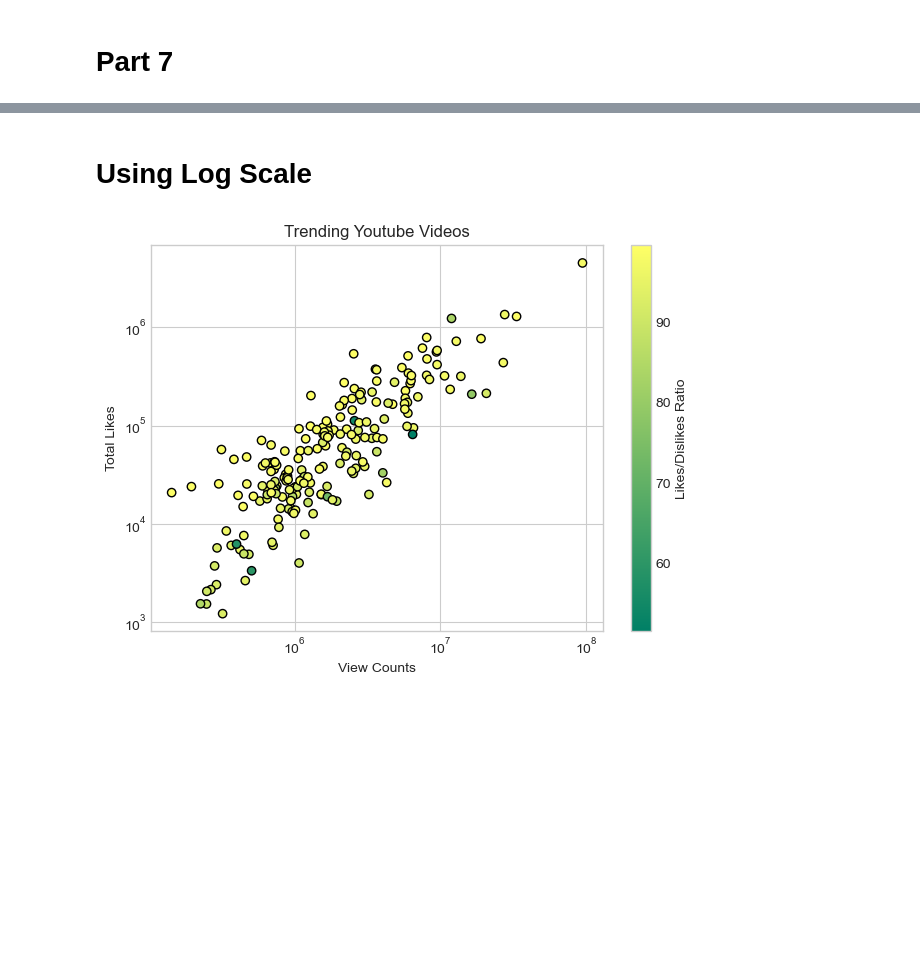
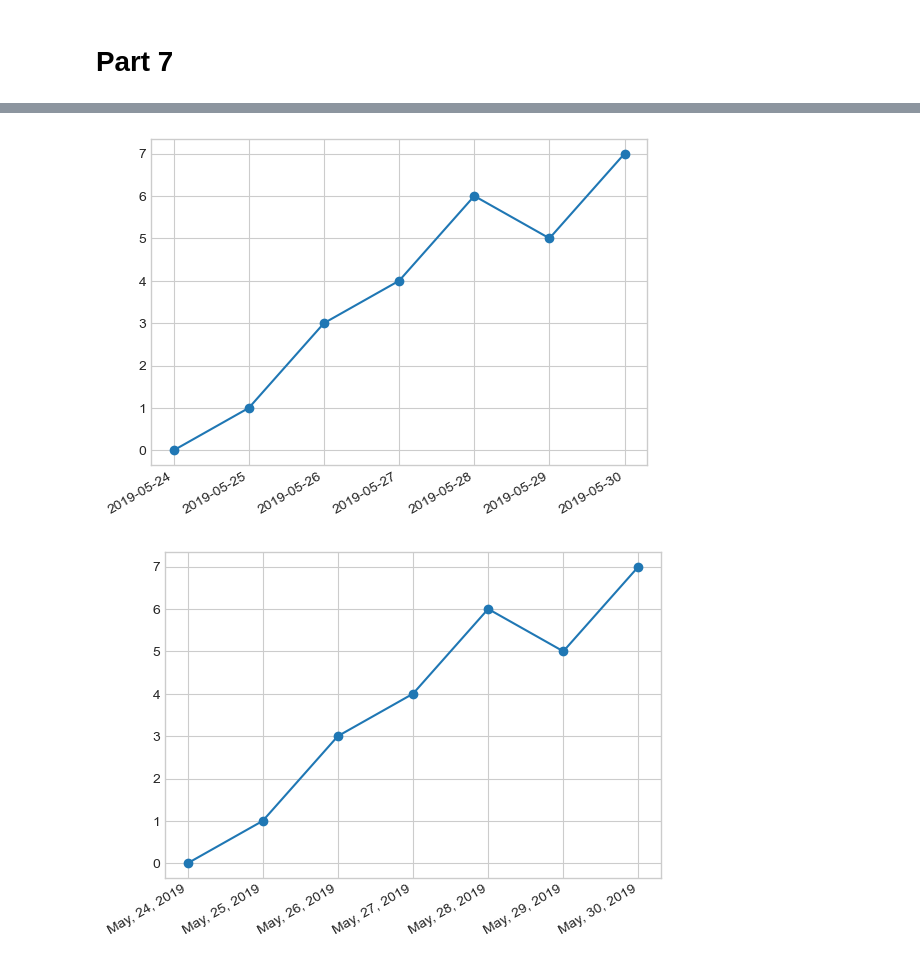
Before and after one commit to alimasyhuriasghor/analyzing-data, a Jupyter notebook: part 7.ipynb, the cells around one changed output, grey strips where cells are left out. Cells and saved outputs as stored; diff of their text form; code cells hidden in the pictures; blank space fills up the shorter version.

```diff
--- a/part 7.ipynb
+++ b/part 7.ipynb
@@ -67,24 +10,44 @@ plt.show()
-# %% [markdown]
-# Using Log Scale
-# %%
-data = pd.read_csv('data6.csv')
-view_count = data['view_count']
-likes = data['likes']
-ratio = data['ratio']
-
-plt.scatter(view_count,likes,c=ratio,cmap='summer',edgecolors='black')
-
-plt.xscale('log')
-plt.yscale('log')
-
-plt.title('Trending Youtube Videos')
-plt.xlabel('View Counts')
-plt.ylabel('Total Likes')
-
-cbar = plt.colorbar()
-cbar.set_label('Likes/Dislikes Ratio')
-
-plt.tight_layout()
-plt.show()
-# %% [output]
-[figure, removed]
+# %%
+dates = [
+    datetime(2019, 5, 24),
+    datetime(2019, 5, 25),
+    datetime(2019, 5, 26),
+    datetime(2019, 5, 27),
+    datetime(2019, 5, 28),
+    datetime(2019, 5, 29),
+    datetime(2019, 5, 30)
+]
+
+y = [0, 1, 3, 4, 6, 5, 7]
+
+plt.plot_date(dates,y,linestyle='solid')
+
+plt.gcf().autofmt_xdate()
+
+plt.show()
+# %% [output]
+[figure, added]
+# %%
+dates = [
+    datetime(2019, 5, 24),
+    datetime(2019, 5, 25),
+    datetime(2019, 5, 26),
+    datetime(2019, 5, 27),
+    datetime(2019, 5, 28),
+    datetime(2019, 5, 29),
+    datetime(2019, 5, 30)
+]
+
+y = [0, 1, 3, 4, 6, 5, 7]
+
+plt.plot_date(dates,y,linestyle='solid')
+
+plt.gcf().autofmt_xdate()
+
+date_format = mpl_dates.DateFormatter('%b, %d, %Y')
+
+plt.gca().xaxis.set_major_formatter(date_format)
+
+plt.show()
+# %% [output]
+[figure, added]
```
Also changed, not shown: parts of 7 cells of this notebook, 1 other file.
